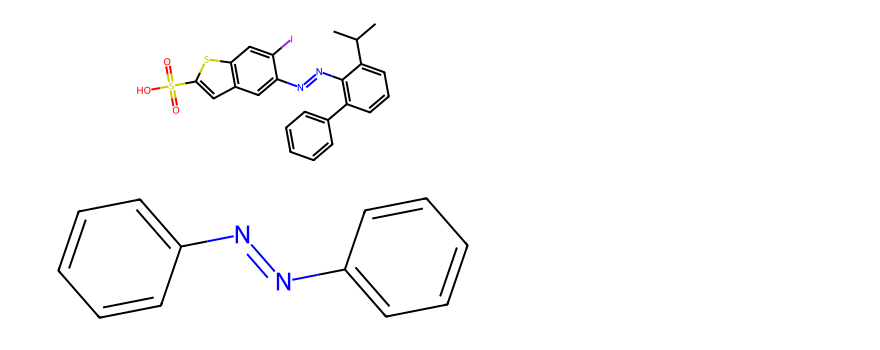
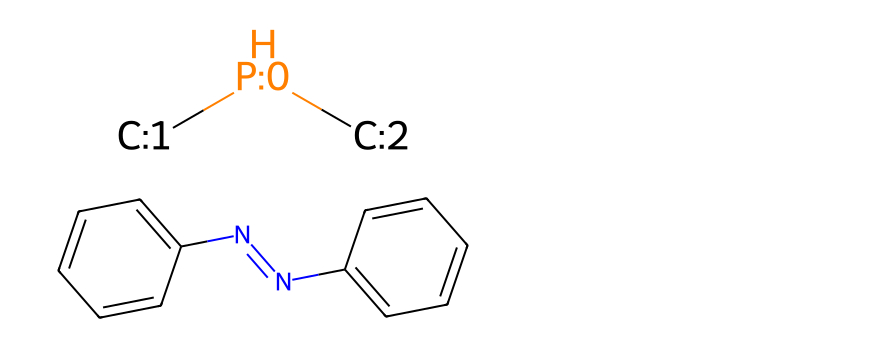
Before and after one commit to BerlinObel/xTB, a Jupyter notebook: generate_azobenzenes.ipynb, the cells around one changed output. Cells and saved outputs as stored; diff of their text form; code cells hidden in the pictures.

```diff
--- a/generate_azobenzenes.ipynb
+++ b/generate_azobenzenes.ipynb
@@ -143,9 +140,3 @@ sub
-# %%
-sub = Chem.MolFromSmiles('CC(C)c1cccc(-c2ccccc2)c1/N=N/c1cc2cc(S(=O)(=O)O)sc2cc1I')
-# add_atom_numbers(sub)
-sub
-# %% [output]
-[figure, removed]
 # %%
 # Generate SMILES for substituents
 # each element in the list is a tuple: (substituent, connecting atom index, bond type)
@@ -232,6 +256,13 @@ steric_blocking_substituents = [
 # Validate ring substituent molecules
 # invalid_ring_sub_EWG = validate_molecules(electron_withdrawing_rings)
 # print("Invalid EWG rings:", invalid_ring_sub_EWG)
+# %%
+# Load the azobenzene structure
+sub = Chem.MolFromSmiles('P(C)(C)')
+add_atom_numbers(sub)
+sub
+# %% [output]
+[figure, added]
 # %%
 all_new_molecules = MoleculeSet()
 # %%
```
Also changed, not shown: parts of 13 cells of this notebook, 13 other files.
